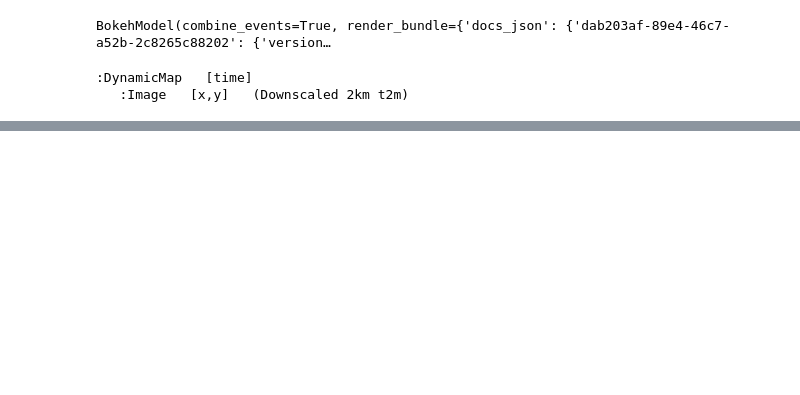
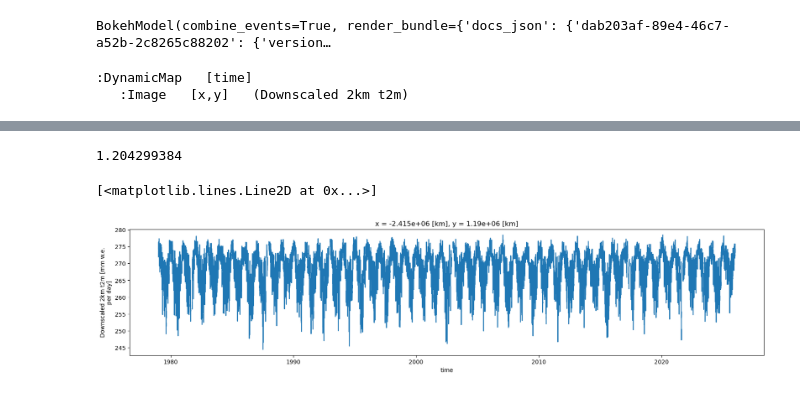
Before and after one commit to ldeo-glaciology/AntPen_NSF_NERC, a Jupyter notebook: code/rcm/racmo_2km_daily_1979-2025.ipynb, the cells around one changed output, grey strips where cells are left out. Drawn from its saved outputs; the diff is of its cells as text; code cells hidden in the pictures; blank space fills up the shorter version.

Commit message:
add 2km racmo analysis with AWS

```diff
--- a/code/rcm/racmo_2km_daily_1979-2025.ipynb
+++ b/code/rcm/racmo_2km_daily_1979-2025.ipynb
@@ -57,0 +144,3 @@ BokehModel(combine_events=True, render_bundle={'docs_json': {'dab203af-89e4-46c7
+# %%
+ds_wide = xr.open_dataset("flask_wide_racmo2km.zarr", engine = 'zarr')
+ds_wide
@@ -57,0 +168,2 @@ BokehModel(combine_events=True, render_bundle={'docs_json': {'dab203af-89e4-46c7
+# %%
+ds_wide.load()
@@ -57,0 +201,9 @@ BokehModel(combine_events=True, render_bundle={'docs_json': {'dab203af-89e4-46c7
+# %%
+ds_wide.precipcorr.nbytes/1e9
+# %% [output]
+1.204299384
+# %%
+ds_wide.t2mcorr.isel(x=50, y=50).plot(figsize=(20, 4))
+# %% [output]
+[<matplotlib.lines.Line2D at 0x...>]
+[figure, added]
```
Also changed, not shown: parts of 17 cells of this notebook, 7 other files.
